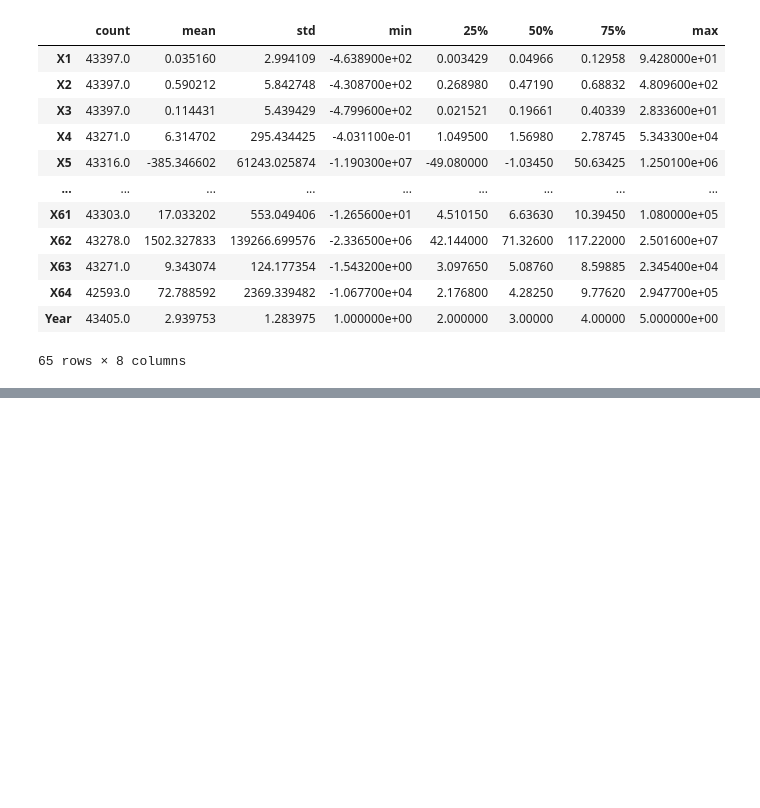
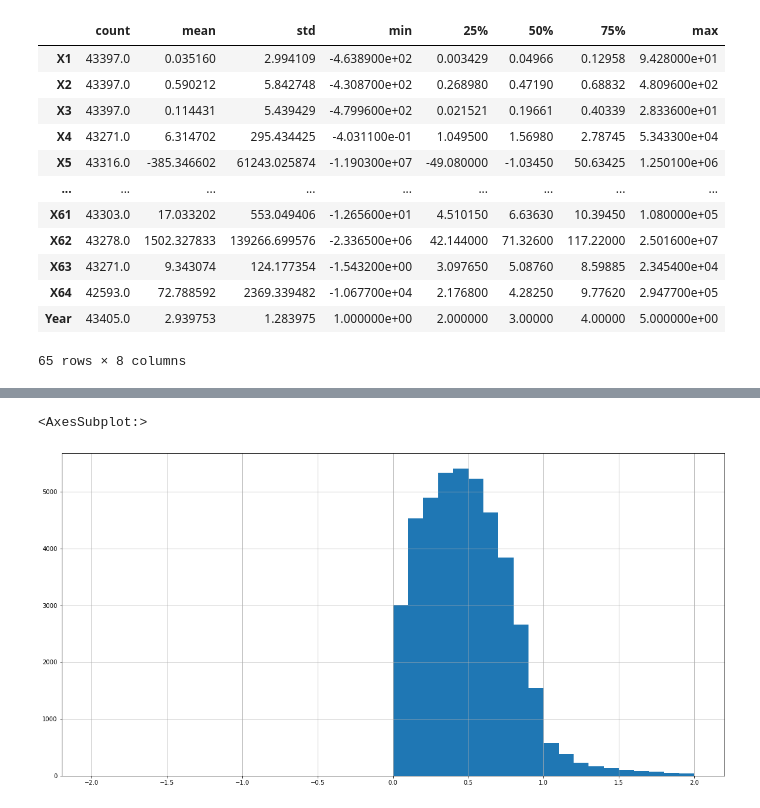
Before and after one commit to bill-fowler65/Springboard, a Jupyter notebook: Capstone Project 2/Code/polishbk.ipynb, the cells around one changed output, grey strips where cells are left out. Saved outputs shown, nothing was run; the diff lists cells and outputs as text; code cells hidden in the pictures; blank space fills up the shorter version.

```diff
--- a/Capstone Project 2/Code/polishbk.ipynb
+++ b/Capstone Project 2/Code/polishbk.ipynb
@@ -278,0 +300,5 @@ complete_df.describe().T
+# %%
+complete_df['X2'].hist(figsize=(20,10,),bins=[-2,-1.9,-1.8,-1.7,-1.6,-1.5,-1.4,-1.3,-1.2,-1.1,-1,-.9,-.8,-.7,-.6,-.5,-.4,-.3,-.2,-.1,0,.1,.2,.3,.4,.5,.6,.7,.8,.9,1,1.1,1.2,1.3,1.4,1.5,1.6,1.7,1.8,1.9,2])
+# %% [output]
+<AxesSubplot:>
+[figure, added]
```
Also changed, not shown: parts of 12 cells of this notebook.
